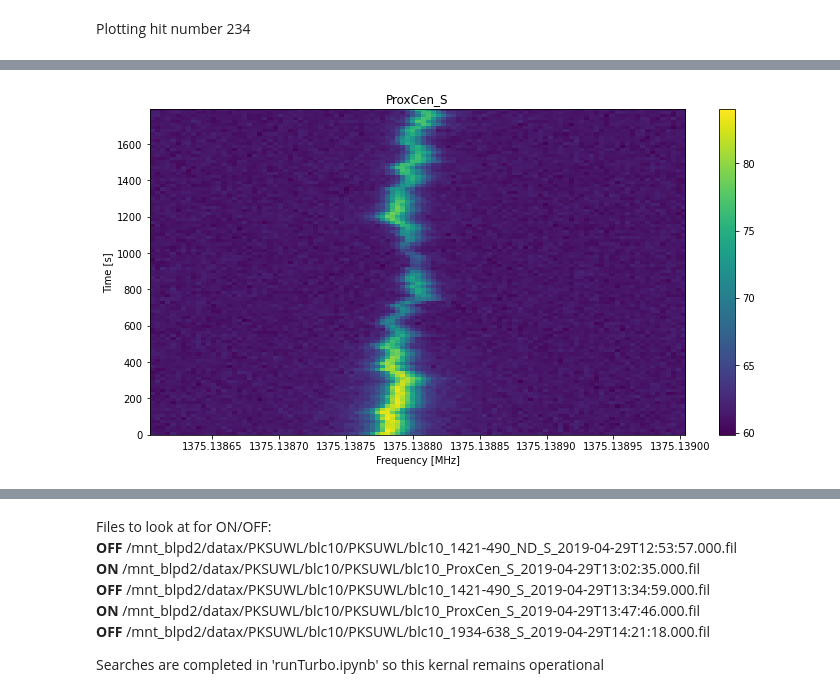
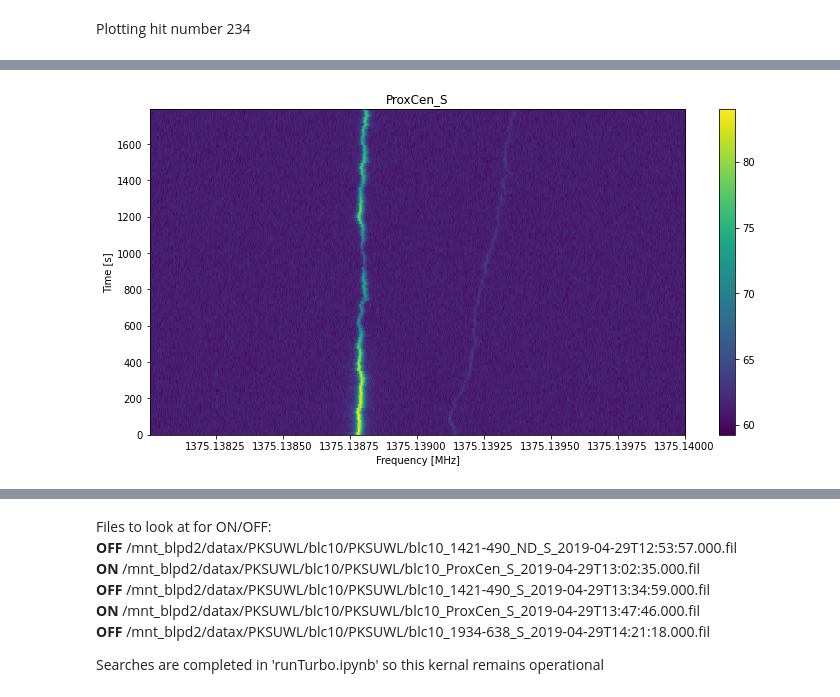
Before and after one commit to rtraas/SETI-Proxima-Centauri, a Jupyter notebook: turboSETI.ipynb, the cells around one changed output, grey strips where cells are left out. Saved outputs shown, nothing was run; the diff lists cells and outputs as text; code cells hidden in the pictures.

```diff
--- a/turboSETI.ipynb
+++ b/turboSETI.ipynb
@@ -73,8 +86,7 @@ print(df.iloc[3,5],df.iloc[3,6])
 # %%
-#plotting the highest SNR hit
-fb2 = bl.Waterfall('/mnt_blpd2/datax/PKSUWL/blc06/PKSUWL/blc06_ProxCen_S_2019-04-29T13:47:46.000.fil',
-                  f_start=1375.1386,f_stop=1375.1390)
+fb234 = bl.Waterfall('/mnt_blpd2/datax/PKSUWL/blc06/PKSUWL/blc06_ProxCen_S_2019-04-29T13:47:46.000.fil',
+                  f_start=1375.138,f_stop=1375.140)
 fig, ax = plt.subplots(figsize=(12,6))
-fb2.plot_waterfall(logged=True)
+fb234.plot_waterfall(logged=True)
 # %% [output]
-[figure, old version]
+[figure, new version]
```
Also changed, not shown: parts of 28 cells of this notebook, 7 other files.
